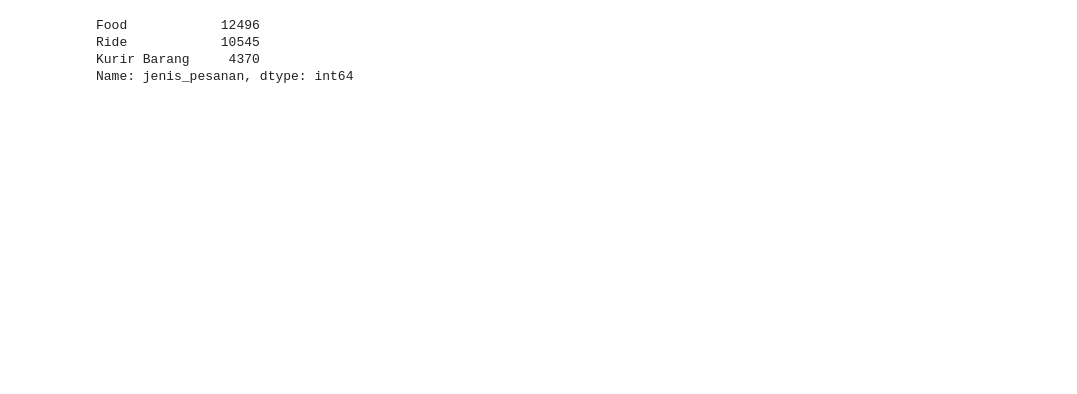
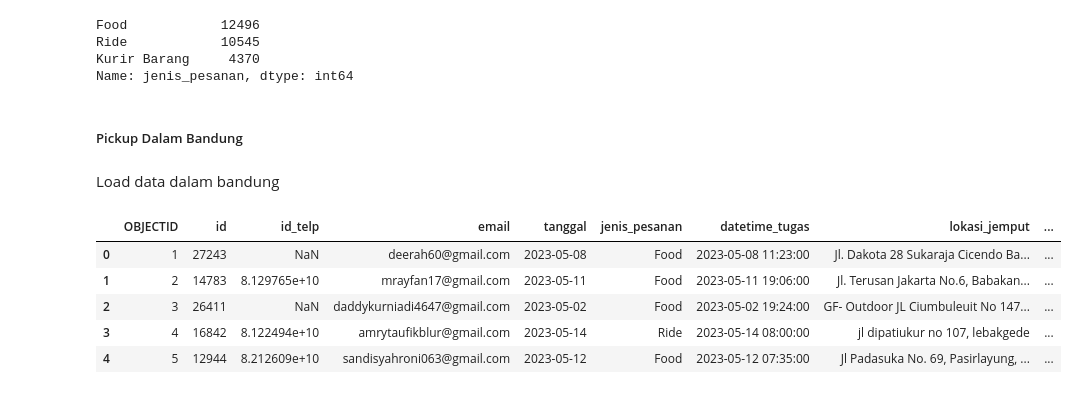
Before and after one commit to azwanazamuddin/location-choice-model, a Jupyter notebook: notebooks/eda.ipynb, the cells around one changed output. Drawn from its saved outputs; the diff is of its cells as text; code cells hidden in the pictures; blank space fills up the shorter version.

```diff
--- a/notebooks/eda.ipynb
+++ b/notebooks/eda.ipynb
@@ -150,3 +155,18 @@ Food            12496
 Ride            10545
 Kurir Barang     4370
 Name: jenis_pesanan, dtype: int64
+# %% [markdown]
+##### Pickup Dalam Bandung
+# %% [markdown]
+Load data dalam bandung
+# %%
+# Load the Excel file into a pandas DataFrame
+pickup_kota = pd.read_excel('../data/temp/pickup_kota_bandung.xlsx')
+pickup_kota.head()
+# %% [output]
+|  | OBJECTID | id | id_telp | email | tanggal | jenis_pesanan | datetime_tugas | lokasi_jemput | ... |
+| 0 | 1 | 27243 | NaN | deerah60@gmail.com | 2023-05-08 | Food | 2023-05-08 11:23:00 | Jl. Dakota 28 Sukaraja Cicendo Ba... | ... |
+| 1 | 2 | 14783 | 8.129765e+10 | mrayfan17@gmail.com | 2023-05-11 | Food | 2023-05-11 19:06:00 | Jl. Terusan Jakarta No.6, Babakan... | ... |
+| 2 | 3 | 26411 | NaN | daddykurniadi4647@gmail.com | 2023-05-02 | Food | 2023-05-02 19:24:00 | GF- Outdoor JL Ciumbuleuit No 147... | ... |
+| 3 | 4 | 16842 | 8.122494e+10 | amrytaufikblur@gmail.com | 2023-05-14 | Ride | 2023-05-14 08:00:00 | jl dipatiukur no 107, lebakgede | ... |
+| 4 | 5 | 12944 | 8.212609e+10 | sandisyahroni063@gmail.com | 2023-05-12 | Food | 2023-05-12 07:35:00 | Jl Padasuka No. 69, Pasirlayung, ... | ... |
```
Also changed, not shown: parts of 14 cells of this notebook, 9 other files.
